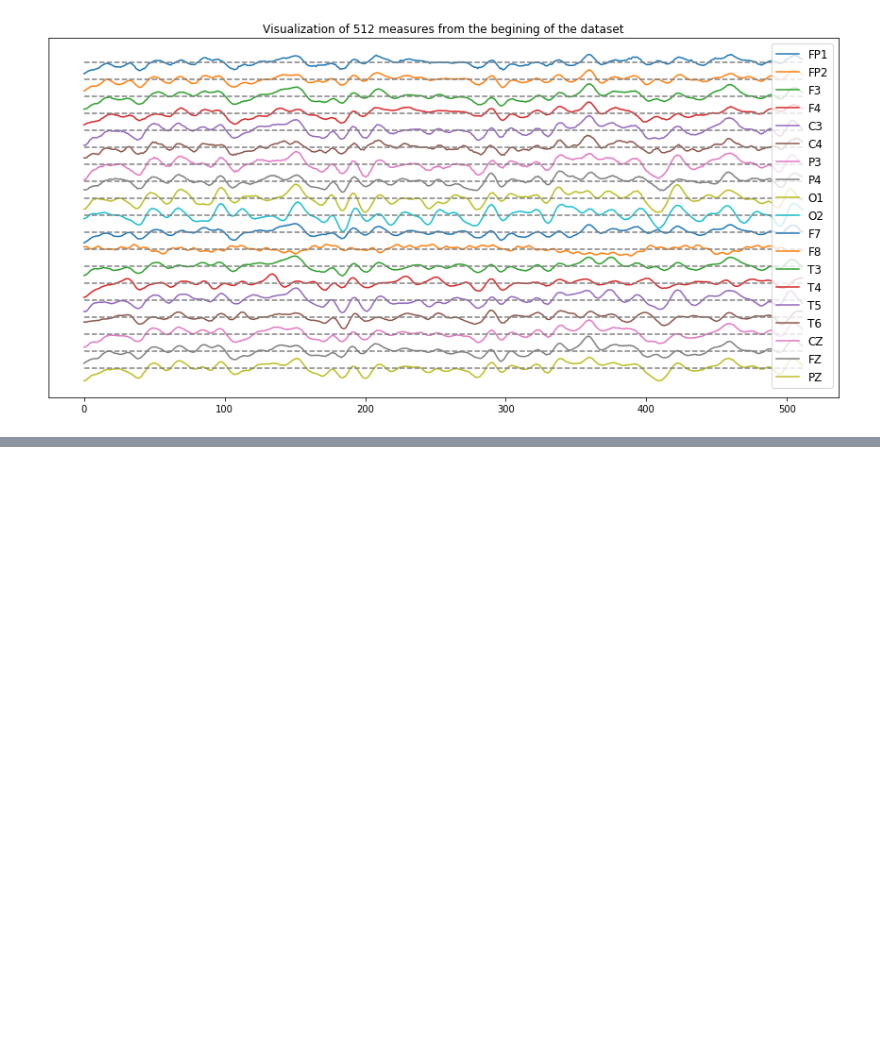
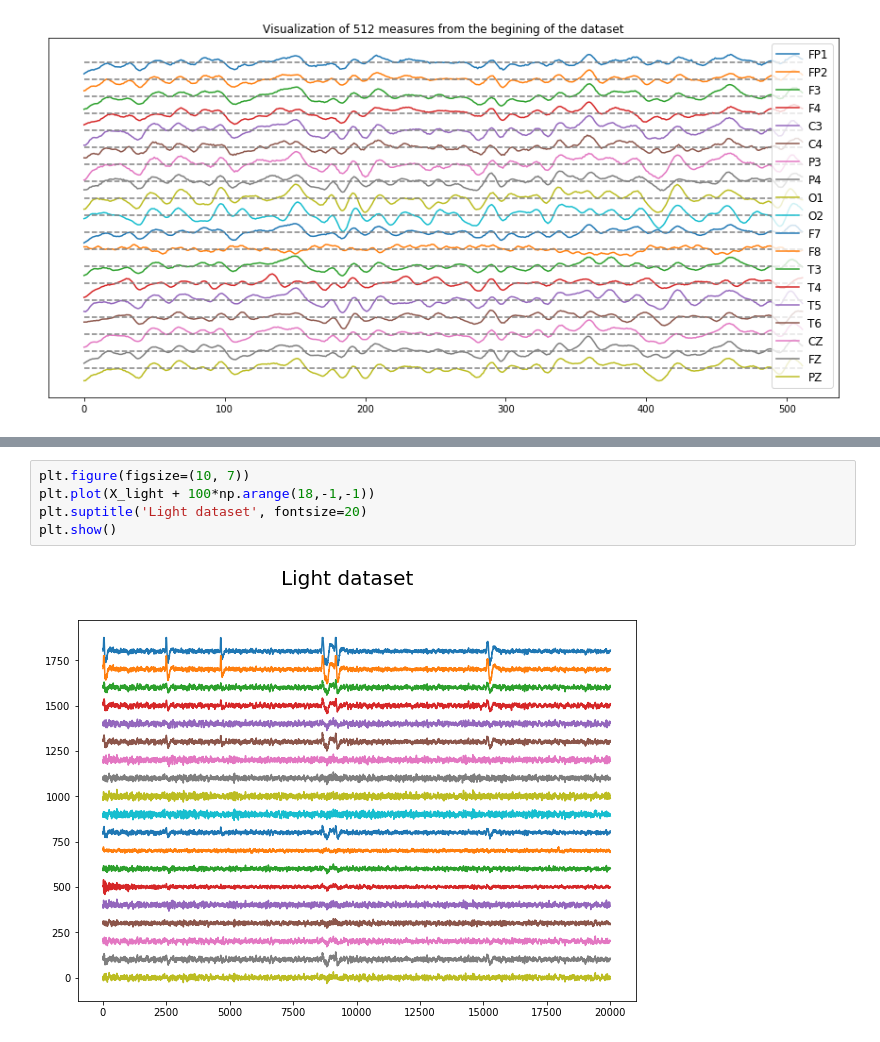
Before and after one commit to A-EL-YAAGOUBI/EEG-Data-Analysis, a Jupyter notebook: EDTS-Project.ipynb, the cells around one changed output, grey strips where cells are left out. Saved outputs shown, nothing was run; the diff lists cells and outputs as text; blank space fills up the shorter version.

```diff
--- a/EDTS-Project.ipynb
+++ b/EDTS-Project.ipynb
@@ -57,0 +95,7 @@ plt.show()
+# %%
+plt.figure(figsize=(10, 7))
+plt.plot(X_light + 100*np.arange(18,-1,-1))
+plt.suptitle('Light dataset', fontsize=20)
+plt.show()
+# %% [output]
+[figure, added]
```
Also changed, not shown: parts of 6 cells of this notebook.
